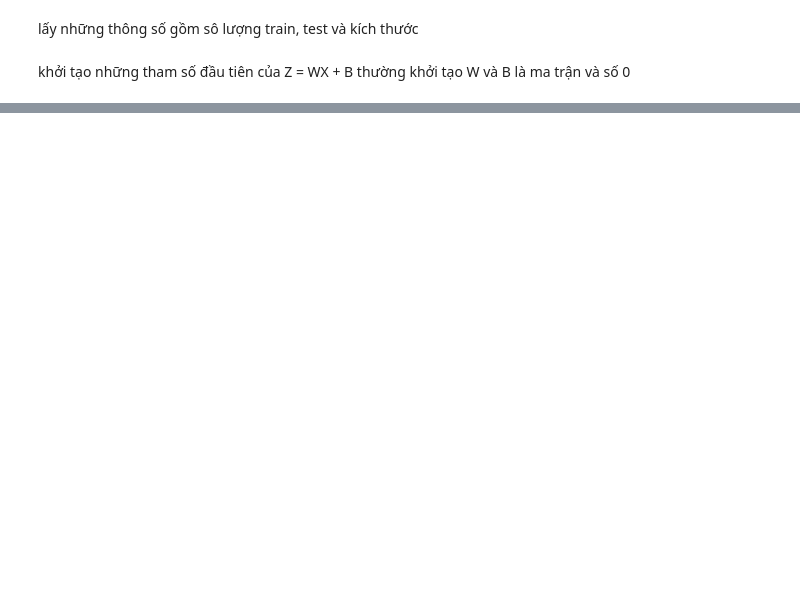
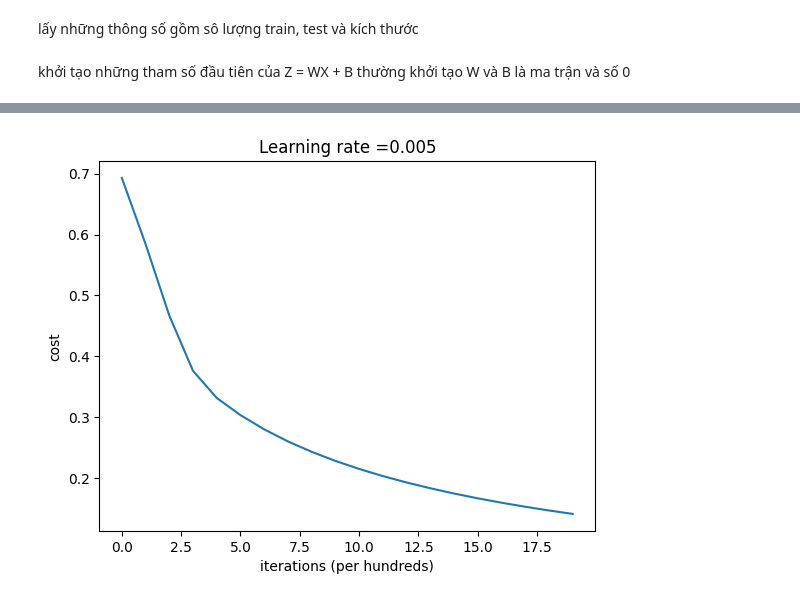
Before and after one commit to Xuanlai583/deaplearning_basic, a Jupyter notebook: tuan2/tuan2.ipynb, the cells around one changed output, grey strips where cells are left out. Drawn from its saved outputs; the diff is of its cells as text; code cells hidden in the pictures; blank space fills up the shorter version.

```diff
--- a/tuan2/tuan2.ipynb
+++ b/tuan2/tuan2.ipynb
@@ -37,7 +37,7 @@ train_set_x = train_set_x_flatten/255
 test_set_x = test_set_x_flatten/255
 # %%
 def sigmoid(z):
-    s = 1/(1 + np.exp(z))
+    s = 1/(1 + np.exp(-z))
     return s
 # %% [markdown]
 khởi tạo những tham số đầu tiên của Z = WX + B
@@ -52,9 +52,6 @@ def propagate(w, b, X, Y):
     m = X.shape[1]
 
     A = sigmoid(np.dot(w.T, X) + b)
-
-    epsilon = 1e-15
-    A = np.clip(A, epsilon, 1 - epsilon)
 
     cost = (-1/m) * np.sum(Y * np.log(A) + (1 - Y) * np.log(1 - A))
 
@@ -68,7 +65,7 @@ def propagate(w, b, X, Y):
 
     return grads, cost
 # %%
-def optimize(w, b, X, Y, num_iterations=100, learning_rate=0.009, print_cost=False):
+def optimize(w, b, X, Y, num_iterations=100, learning_rate=0.005, print_cost=False):
     w = copy.deepcopy(w)
     b = copy.deepcopy(b)
 
@@ -113,7 +110,7 @@ def predict(w, b, X):
             Y_prediction[0, i] = 0
     return Y_prediction
 # %%
-def model(X_train, Y_train, X_test, Y_test, num_iterations=2000, learning_rate=0.5, print_cost=False):
+def model(X_train, Y_train, X_test, Y_test, num_iterations, learning_rate, print_cost):
     w, b = initialize_with_zeros(X_train.shape[0])
 
     parameters, grads, costs = optimize(w, b, X_train, Y_train, num_iterations, learning_rate, print_cost)
@@ -160,0 +165,10 @@ test accuracy: 66.0 %
+# %%
+# Plot learning curve (with costs)
+costs = np.squeeze(logistic_regression_model['costs'])
+plt.plot(costs)
+plt.ylabel('cost')
+plt.xlabel('iterations (per hundreds)')
+plt.title("Learning rate =" + str(logistic_regression_model["learning_rate"]))
+plt.show()
+# %% [output]
+[figure, added]
```
Also changed, not shown: parts of 3 cells of this notebook, 1 other file.
